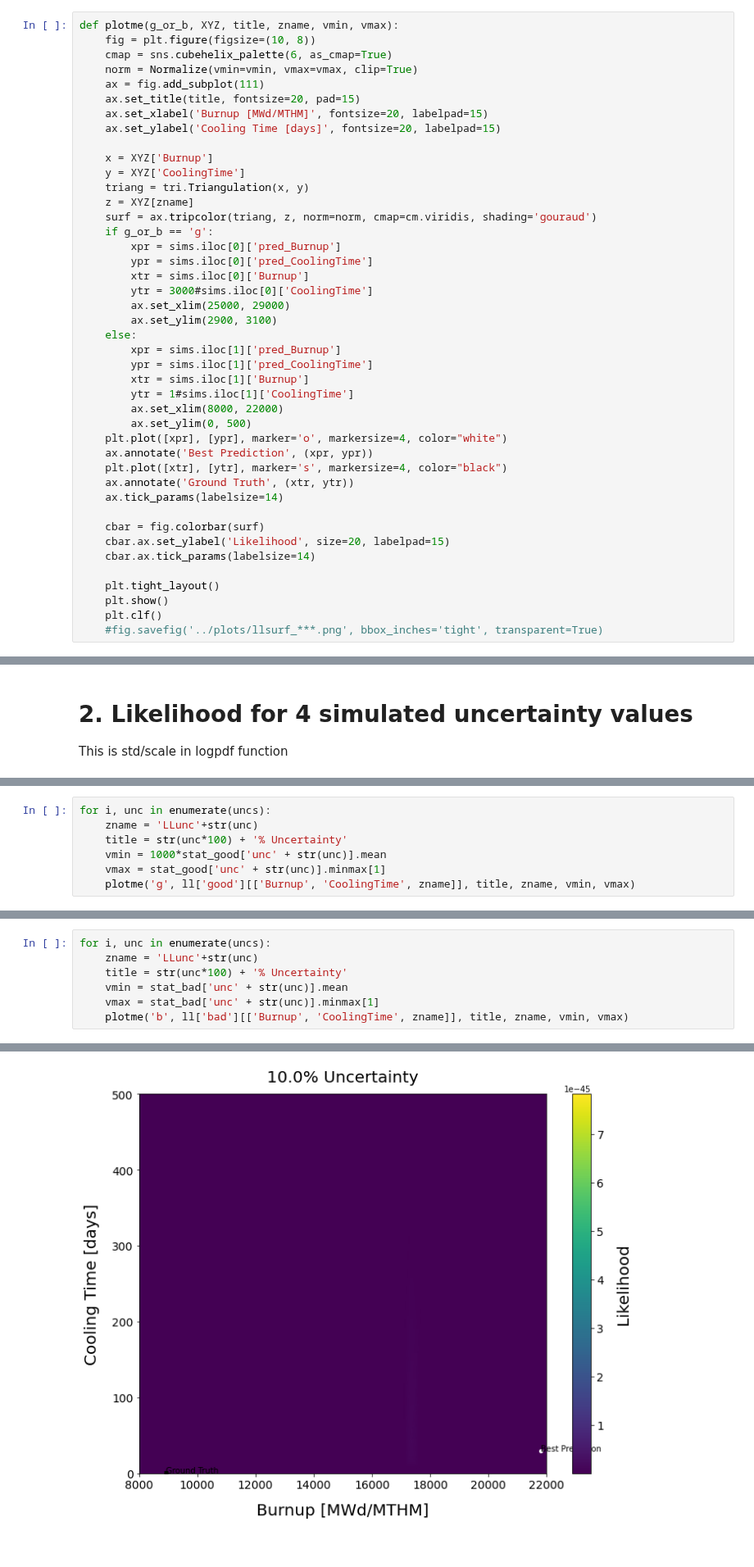
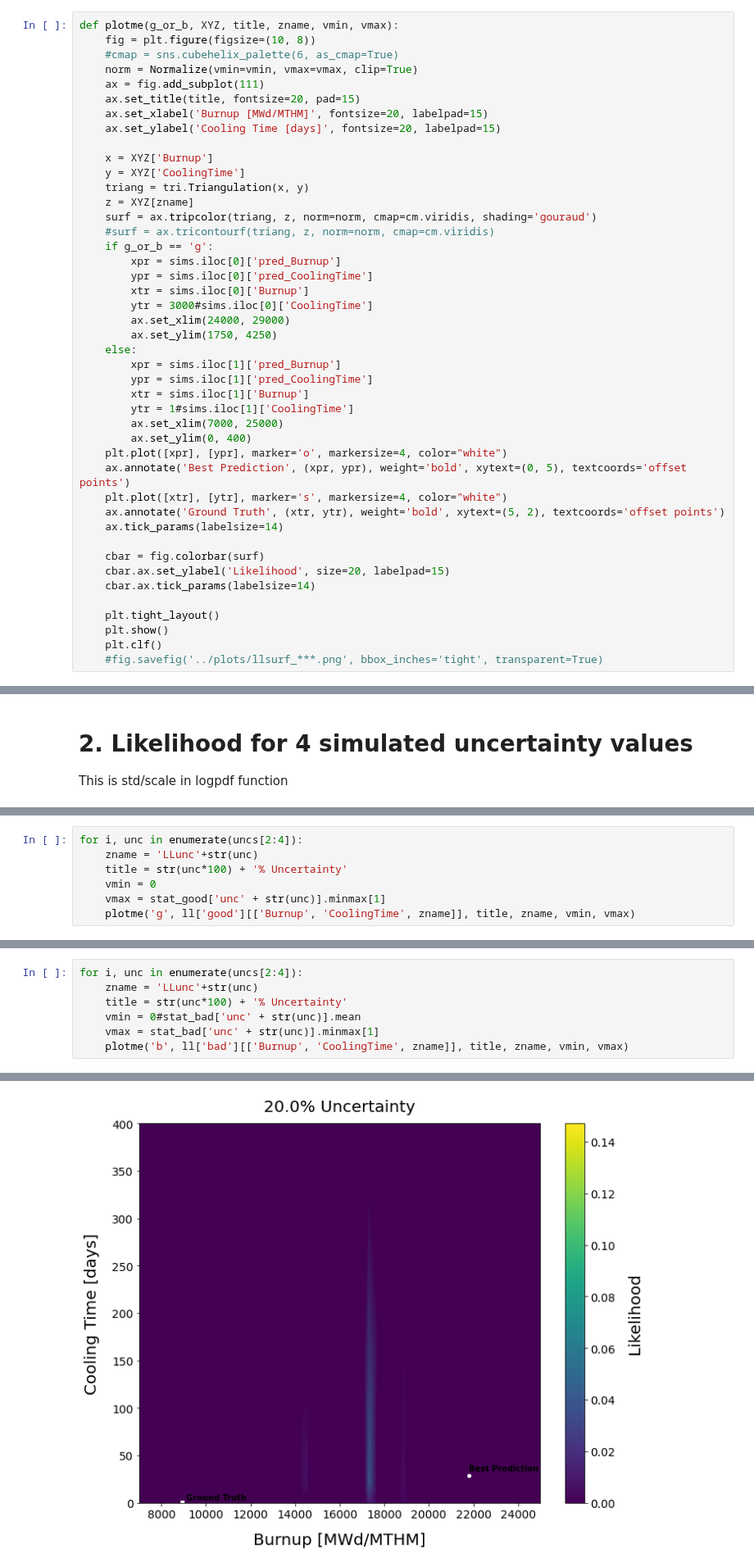
Before and after one commit to opotowsky/like-me-fuel, a Jupyter notebook: jupyter_notebooks/full_likelihood_calcs.ipynb, the cells around one changed output, grey strips where cells are left out. Shown at 82% size. Drawn from its saved outputs; the diff is of its cells as text.

```diff
--- a/jupyter_notebooks/full_likelihood_calcs.ipynb
+++ b/jupyter_notebooks/full_likelihood_calcs.ipynb
@@ -21,7 +20,7 @@ def getstats(db):
 # %%
 def plotme(g_or_b, XYZ, title, zname, vmin, vmax):
     fig = plt.figure(figsize=(10, 8))
-    cmap = sns.cubehelix_palette(6, as_cmap=True)
+    #cmap = sns.cubehelix_palette(6, as_cmap=True)
     norm = Normalize(vmin=vmin, vmax=vmax, clip=True)
     ax = fig.add_subplot(111)
     ax.set_title(title, fontsize=20, pad=15)
@@ -33,24 +32,25 @@ def plotme(g_or_b, XYZ, title, zname, vmin, vmax):
     triang = tri.Triangulation(x, y)
     z = XYZ[zname]
     surf = ax.tripcolor(triang, z, norm=norm, cmap=cm.viridis, shading='gouraud')
+    #surf = ax.tricontourf(triang, z, norm=norm, cmap=cm.viridis)
     if g_or_b == 'g':
         xpr = sims.iloc[0]['pred_Burnup']
         ypr = sims.iloc[0]['pred_CoolingTime']
         xtr = sims.iloc[0]['Burnup']
         ytr = 3000#sims.iloc[0]['CoolingTime']
-        ax.set_xlim(25000, 29000)
-        ax.set_ylim(2900, 3100)
+        ax.set_xlim(24000, 29000)
+        ax.set_ylim(1750, 4250)
     else:
         xpr = sims.iloc[1]['pred_Burnup']
         ypr = sims.iloc[1]['pred_CoolingTime']
         xtr = sims.iloc[1]['Burnup']
         ytr = 1#sims.iloc[1]['CoolingTime']
-        ax.set_xlim(8000, 22000)
-        ax.set_ylim(0, 500)
+        ax.set_xlim(7000, 25000)
+        ax.set_ylim(0, 400)
     plt.plot([xpr], [ypr], marker='o', markersize=4, color="white")
-    ax.annotate('Best Prediction', (xpr, ypr))
-    plt.plot([xtr], [ytr], marker='s', markersize=4, color="black")
-    ax.annotate('Ground Truth', (xtr, ytr))
+    ax.annotate('Best Prediction', (xpr, ypr), weight='bold', xytext=(0, 5), textcoords='offset points')
+    plt.plot([xtr], [ytr], marker='s', markersize=4, color="white")
+    ax.annotate('Ground Truth', (xtr, ytr), weight='bold', xytext=(5, 2), textcoords='offset points')
     ax.tick_params(labelsize=14)
 
     cbar = fig.colorbar(surf)
@@ -125,10 +125,10 @@ stat_bad = getstats(ll['bad'])
 
 20.0% Unc Stats: DescribeResult(nobs=367200, minmax=(0.0, 0.14706277450303562), mean=1.7161005882408866e-05, variance=5.144192982587754e-07, skewness=83.86069700821369, kurtosis=10339.25031436332)
 # %%
-for i, unc in enumerate(uncs):
+for i, unc in enumerate(uncs[2:4]):
     zname = 'LLunc'+str(unc)
     title = str(unc*100) + '% Uncertainty'
-    vmin = 1000*stat_good['unc' + str(unc)].mean
+    vmin = 0
     vmax = stat_good['unc' + str(unc)].minmax[1]
     plotme('g', ll['good'][['Burnup', 'CoolingTime', zname]], title, zname, vmin, vmax)
 # %% [output]
@@ -143,8 +139,8 @@ for i, unc in enumerate(uncs):
 # %%
-for i, unc in enumerate(uncs):
+for i, unc in enumerate(uncs[2:4]):
     zname = 'LLunc'+str(unc)
     title = str(unc*100) + '% Uncertainty'
-    vmin = stat_bad['unc' + str(unc)].mean
+    vmin = 0#stat_bad['unc' + str(unc)].mean
     vmax = stat_bad['unc' + str(unc)].minmax[1]
     plotme('b', ll['bad'][['Burnup', 'CoolingTime', zname]], title, zname, vmin, vmax)
 # %% [output]
@@ -152,3 +148,3 @@ for i, unc in enumerate(uncs):
 <Figure size 432x288 with 0 Axes>
-[figure, old version]
+[figure, new version]
 <Figure size 432x288 with 0 Axes>
```
Also changed, not shown: parts of 4 cells of this notebook, 2 other files.
